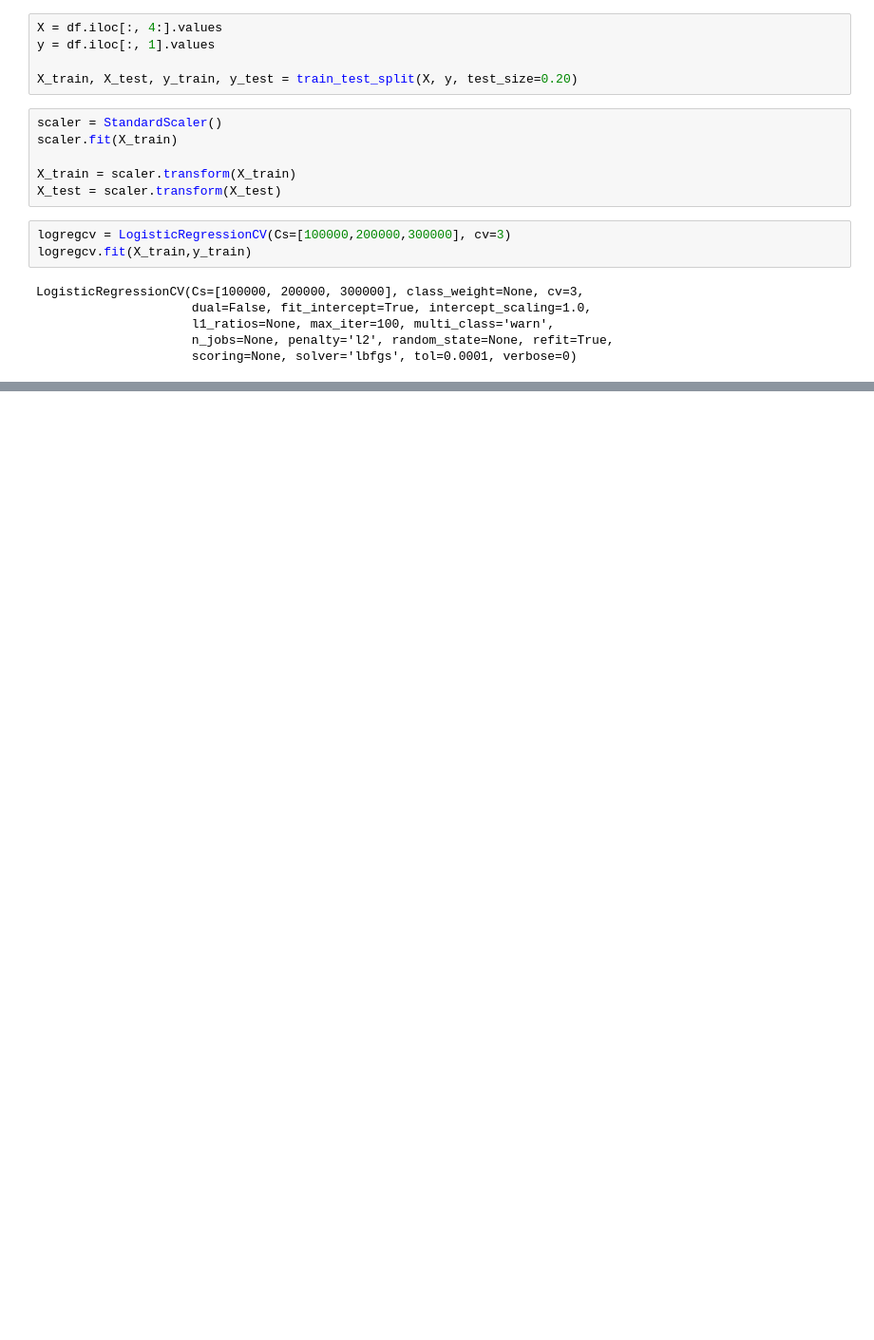
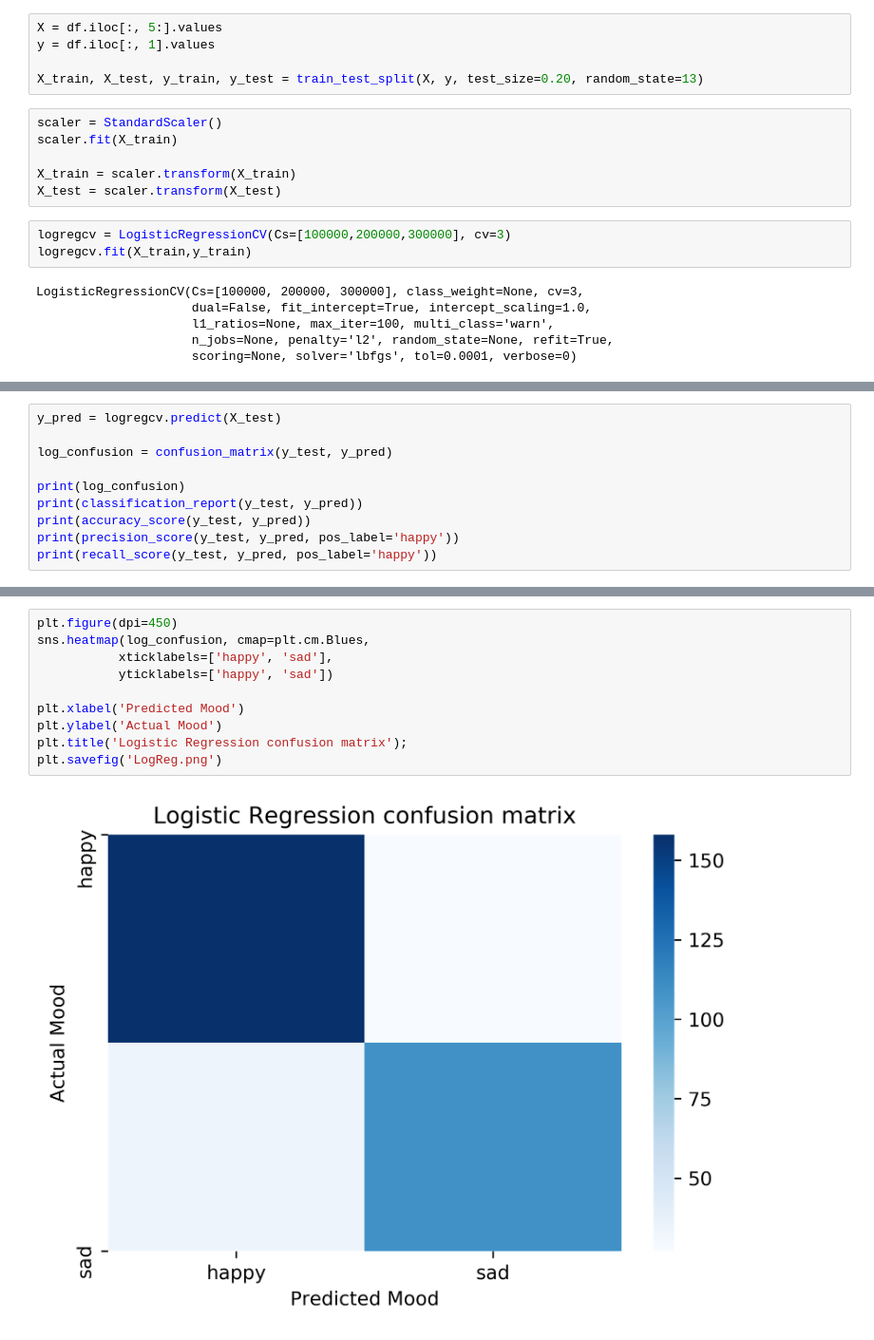
Before and after one commit to danishjames/Mood-Predictor, a Jupyter notebook: data/LogRegModel.ipynb, the cells around one changed output, grey strips where cells are left out. Shown at 95% size. Cells and saved outputs as stored; diff of their text form; blank space fills up the shorter version.

```diff
--- a/data/LogRegModel.ipynb
+++ b/data/LogRegModel.ipynb
@@ -25,8 +25,8 @@ df.head()
 # %%
-X = df.iloc[:, 4:].values
+X = df.iloc[:, 5:].values
 y = df.iloc[:, 1].values
 
-X_train, X_test, y_train, y_test = train_test_split(X, y, test_size=0.20)
+X_train, X_test, y_train, y_test = train_test_split(X, y, test_size=0.20, random_state=13)
 # %%
 scaler = StandardScaler()
 scaler.fit(X_train)
@@ -62,0 +63,10 @@ print(logregcv.coef_)
+# %%
+y_pred = logregcv.predict(X_test)
+
+log_confusion = confusion_matrix(y_test, y_pred)
+
+print(log_confusion)
+print(classification_report(y_test, y_pred))
+print(accuracy_score(y_test, y_pred))
+print(precision_score(y_test, y_pred, pos_label='happy'))
+print(recall_score(y_test, y_pred, pos_label='happy'))
@@ -62,0 +88,12 @@ print(logregcv.coef_)
+# %%
+plt.figure(dpi=450)
+sns.heatmap(log_confusion, cmap=plt.cm.Blues,
+           xticklabels=['happy', 'sad'],
+           yticklabels=['happy', 'sad'])
+
+plt.xlabel('Predicted Mood')
+plt.ylabel('Actual Mood')
+plt.title('Logistic Regression confusion matrix');
+plt.savefig('LogReg.png')
+# %% [output]
+[figure, added]
```
Also changed, not shown: parts of 7 cells of this notebook, 3 other files.
